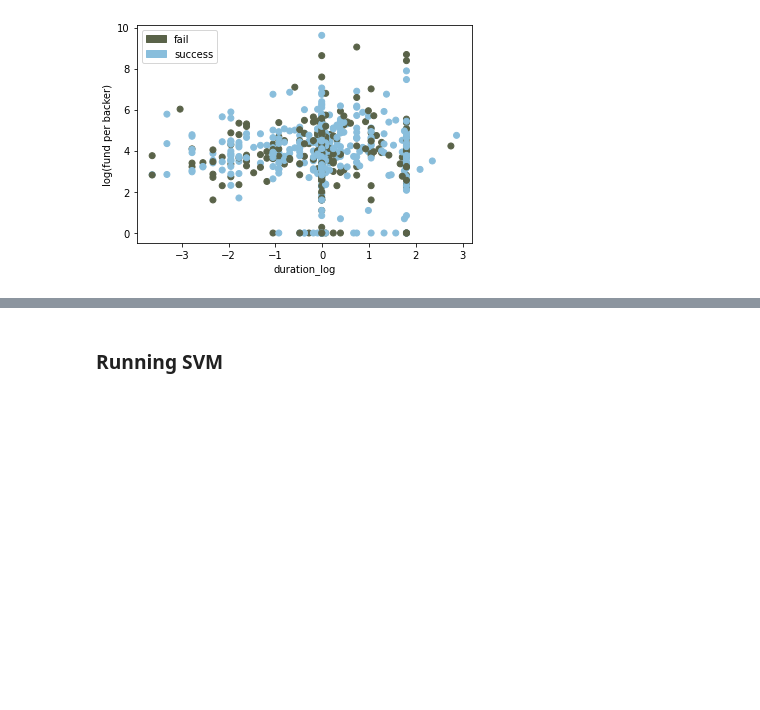
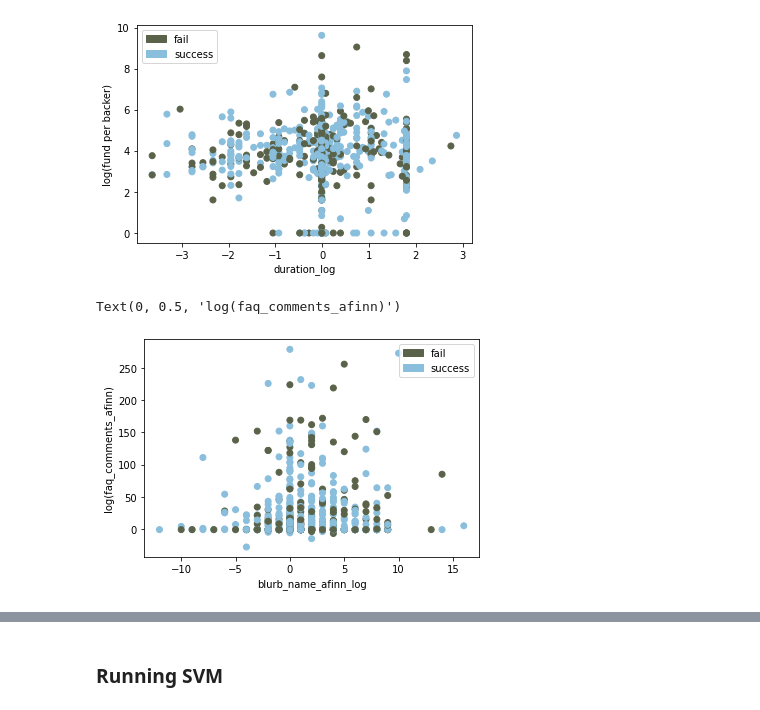
Before and after one commit to chuabern/BT4222_GrpProject, a Jupyter notebook: TJ_SVM-update.ipynb, the cells around one changed output, grey strips where cells are left out. Cells and saved outputs as stored; diff of their text form; code cells hidden in the pictures; blank space fills up the shorter version.

```diff
--- a/TJ_SVM-update.ipynb
+++ b/TJ_SVM-update.ipynb
@@ -293,3 +297,20 @@ plt.ylabel("log(fund per backer)")
 # %% [output]
 Text(0, 0.5, 'log(fund per backer)')
 [figure]
+# %%
+#blurb_name_afinn and faq_comments_afinn
+
+colormap = np.array(['#5a6349', '#89bedc'])
+
+plt.scatter(np.log(X_train.blurb_name_afinn), np.log(X_train.faq_comments_afinn), c=colormap[y_train])
+
+fail = mpatches.Patch(color='#5a6349', label='fail')
+success = mpatches.Patch(color='#89bedc', label='success')
+
+plt.legend(handles=[fail,success])
+
+plt.xlabel("blurb_name_afinn_log")
+plt.ylabel("log(faq_comments_afinn)")
+# %% [output]
+Text(0, 0.5, 'log(faq_comments_afinn)')
+[figure, added]
```
Also changed, not shown: parts of 24 cells of this notebook.
